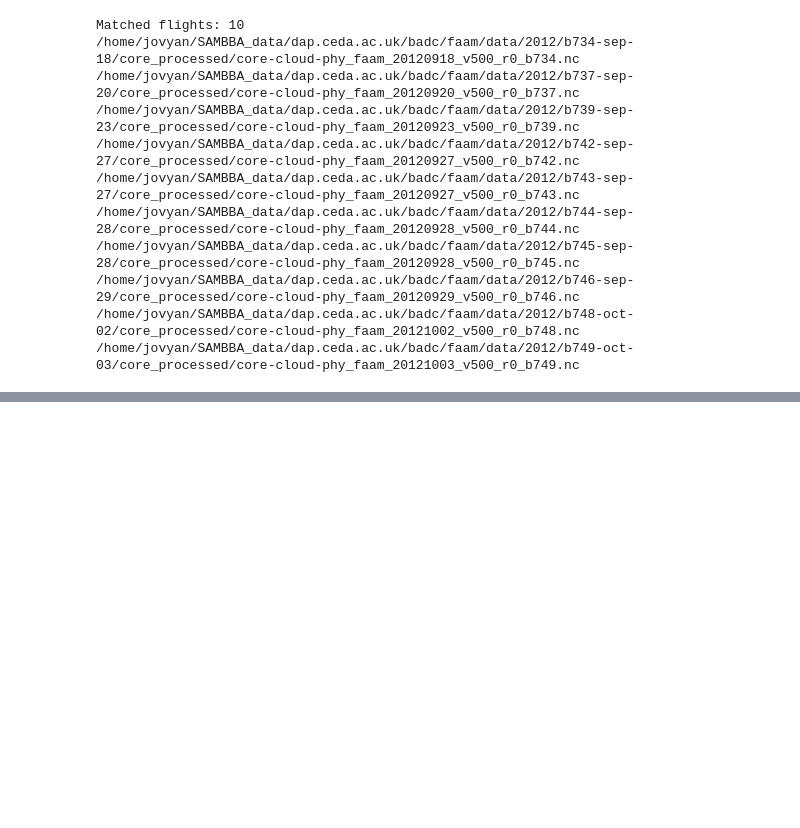
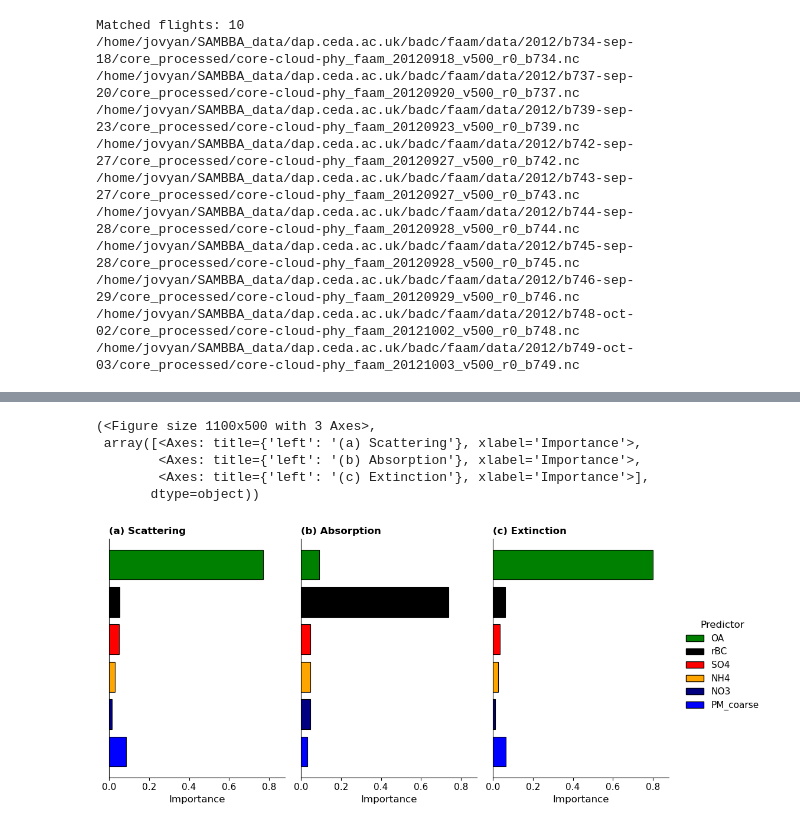
Before and after one commit to thiago-vg/SAMBBA-data-analysis, a Jupyter notebook: processing_and_output/RF_and_PDP.ipynb, the cells around one changed output, grey strips where cells are left out. Cells and saved outputs as stored; diff of their text form; code cells hidden in the pictures; blank space fills up the shorter version.

```diff
--- a/processing_and_output/RF_and_PDP.ipynb
+++ b/processing_and_output/RF_and_PDP.ipynb
@@ -872,0 +1391,25 @@ fig, axes, results = (
+# %%
+results = []
+
+for target in [
+    "TSC_green",
+    "ABS_PSAP",
+    "Ext",
+]:
+
+    results.append(
+        run_random_forest_v2(
+            df=df_clean,
+            target_variable=target,
+            model_type="reduced",
+        )
+    )
+
+plot_rf_feature_importance_comparison_v2(results)
+# %% [output]
+(<Figure size 1100x500 with 3 Axes>,
+ array([<Axes: title={'left': '(a) Scattering'}, xlabel='Importance'>,
+        <Axes: title={'left': '(b) Absorption'}, xlabel='Importance'>,
+        <Axes: title={'left': '(c) Extinction'}, xlabel='Importance'>],
+       dtype=object))
+[figure, added]
```
Also changed, not shown: parts of 7 cells of this notebook.
